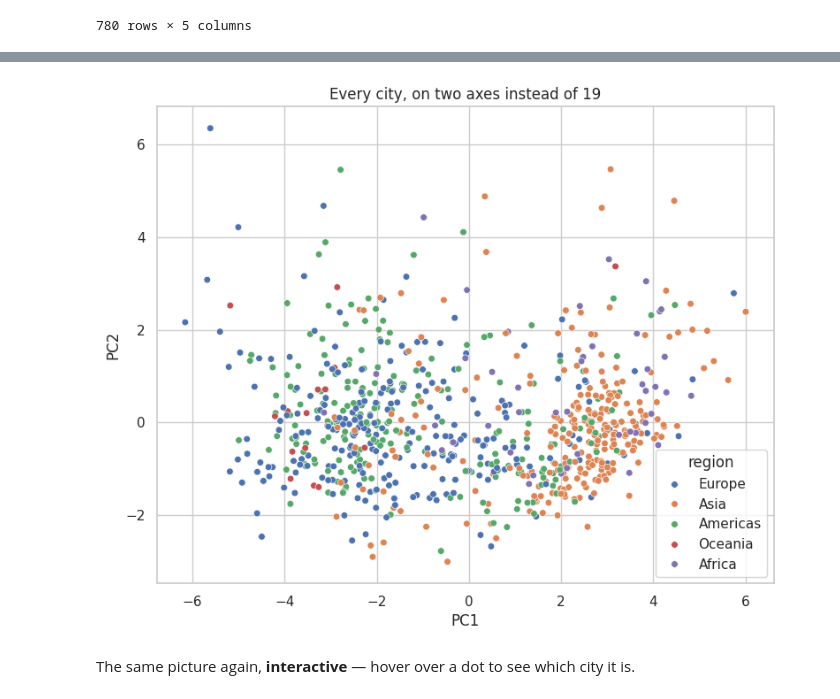
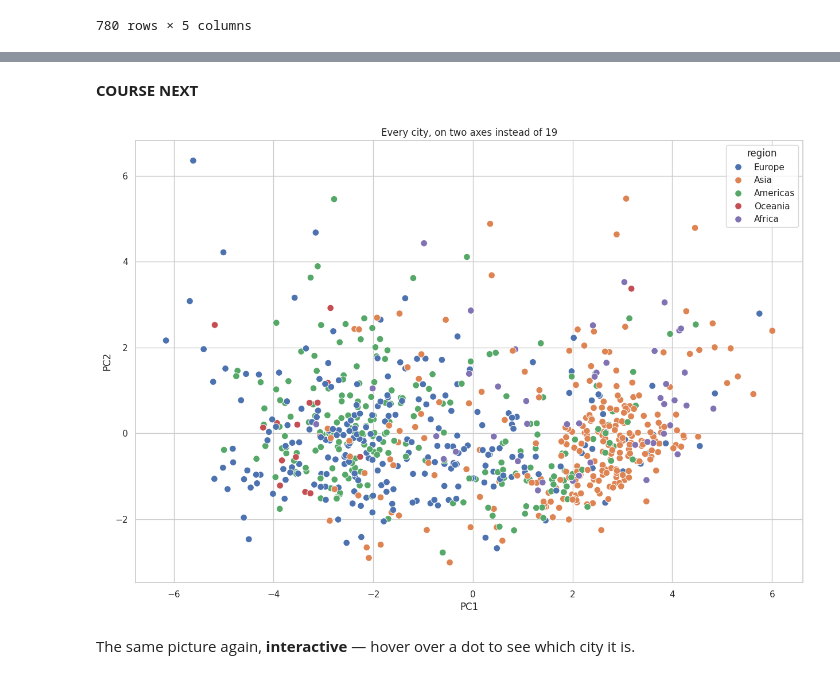
Before and after one commit to KonstantinosKritselas/Rapid-Prototyping-with-Streamlit-Building-Applications, a Jupyter notebook: Dimensionality_Reduction_Student_v3_3.ipynb, the cells around one changed output, grey strips where cells are left out. Cells and saved outputs as stored; diff of their text form; code cells hidden in the pictures.

````diff
--- a/Dimensionality_Reduction_Student_v3_3.ipynb
+++ b/Dimensionality_Reduction_Student_v3_3.ipynb
@@ -190,6 +267,9 @@ cities = cities.drop(columns="the_one_you_are_dropping")
 ```
 # %%
 # B1 -- drop one of the duplicated columns
+
+cities = cities.drop(columns="coffee_in_cafe", errors="ignore")
+# Remove the repeated measurement safely
 # %% [markdown]
 ---
 ### B2 · Find the columns with impossible values
@@ -236,0 +315,6 @@ cities["column_name"] = cities["column_name"].round(6)
+# %%
+# B2 -- round the two columns with impossible values
+cities["peace_score"] = cities["peace_score"].round(6) # Remove tiny numerical errors near zero.
+cities["fragile_states_index"] = cities["fragile_states_index"].round(6) # Round the second requested column.
+print(cities.describe().T[["min", "max"]])
+#
@@ -638,10 +835,12 @@ pcs
+# %% [markdown]
+**COURSE NEXT**
 # %%
-plt.figure(figsize=(9, 7))
-sns.scatterplot(data=pcs, x="PC1", y="PC2", hue="region", s=30)
+plt.figure(figsize=(15, 10))
+sns.scatterplot(data=pcs, x="PC1", y="PC2", hue="region", s=70)
 plt.title("Every city, on two axes instead of 19")
 plt.show()
 # %% [output]
-[figure, old version]
+[figure, new version]
 # %% [markdown]
 The same picture again, **interactive** — hover over a dot to see which city it is.
 # %%
````
Also changed, not shown: parts of 22 cells of this notebook.
